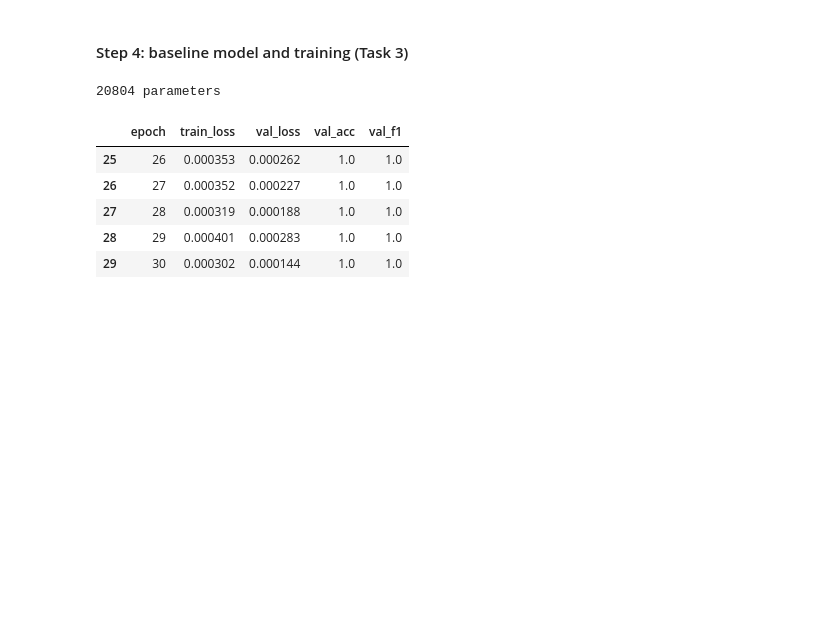
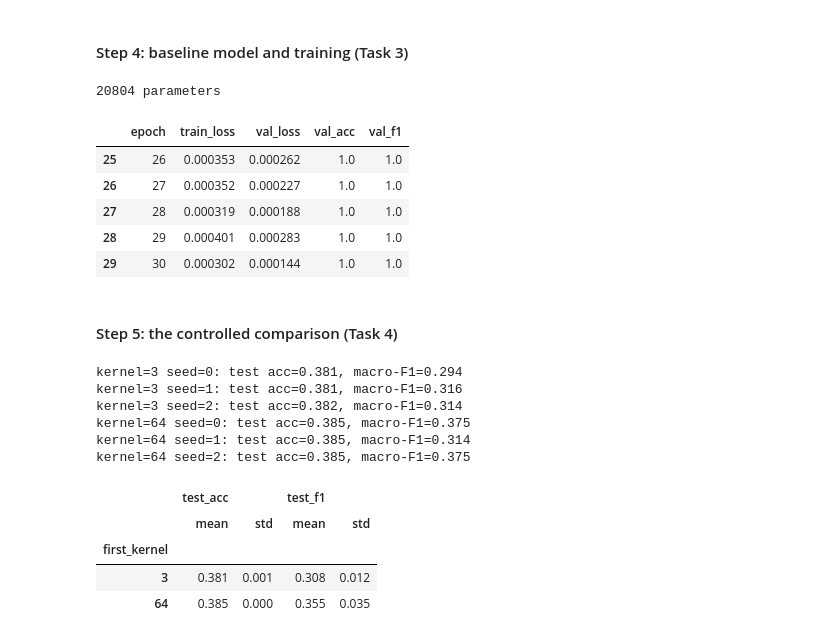
Before and after one commit to MinKhaungMinLwin/bearing-fault-diagnosis-1dcnn, a Jupyter notebook: deep_learning.ipynb, the cells around one changed output. Saved outputs shown, nothing was run; the diff lists cells and outputs as text; code cells hidden in the pictures; blank space fills up the shorter version.

Commit message:
feat: Step 5: the controlled comparison (Task 4)

```diff
--- a/deep_learning.ipynb
+++ b/deep_learning.ipynb
@@ -218,3 +218,29 @@ hist_base.tail()
 | 27 | 28 | 0.000319 | 0.000188 | 1.0 | 1.0 |
 | 28 | 29 | 0.000401 | 0.000283 | 1.0 | 1.0 |
 | 29 | 30 | 0.000302 | 0.000144 | 1.0 | 1.0 |
+# %% [markdown]
+#### Step 5: the controlled comparison (Task 4)
+# %%
+results, histories, models = [], {}, {}
+for k in [3, 64]:
+    for seed in [0, 1, 2]:
+        model, hist = train_model(first_kernel=k, seed=seed)
+        tl, ta, tf, _ = evaluate(model, test_ds)
+        results.append({"first_kernel": k, "seed": seed, "test_acc": ta, "test_f1": tf, "test_loss": tl})
+        histories[(k, seed)], models[(k, seed)] = hist, model
+        print(f"kernel={k} seed={seed}: test acc={ta:.3f}, macro-F1={tf:.3f}")
+
+res = pd.DataFrame(results)
+res.groupby("first_kernel")[["test_acc", "test_f1"]].agg(["mean", "std"]).round(3)
+# %% [output]
+kernel=3 seed=0: test acc=0.381, macro-F1=0.294
+kernel=3 seed=1: test acc=0.381, macro-F1=0.316
+kernel=3 seed=2: test acc=0.382, macro-F1=0.314
+kernel=64 seed=0: test acc=0.385, macro-F1=0.375
+kernel=64 seed=1: test acc=0.385, macro-F1=0.314
+kernel=64 seed=2: test acc=0.385, macro-F1=0.375
+|  | test_acc |  | test_f1 |  |
+|  | mean | std | mean | std |
+| first_kernel |  |  |  |  |
+| 3 | 0.381 | 0.001 | 0.308 | 0.012 |
+| 64 | 0.385 | 0.000 | 0.355 | 0.035 |
```
